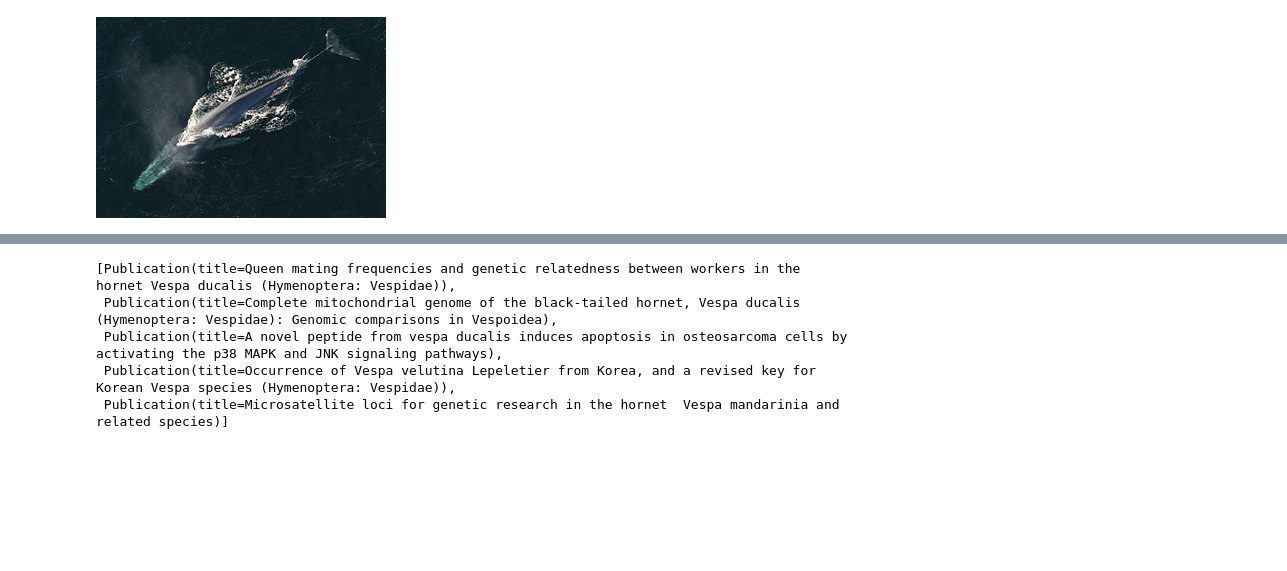
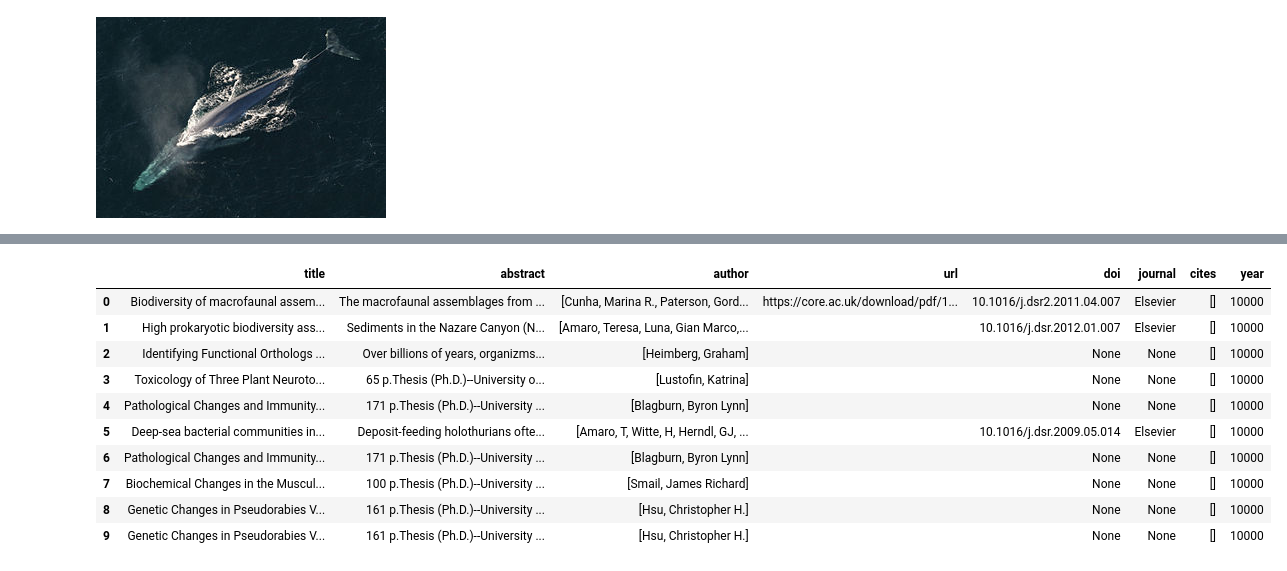
Before and after one commit to dataforgoodfr/batch8_ceebios, a Jupyter notebook: notebooks/20201010 - Pokedex python library.ipynb, the cells around one changed output, grey strips where cells are left out. Saved outputs shown, nothing was run; the diff lists cells and outputs as text; code cells hidden in the pictures; blank space fills up the shorter version.

```diff
--- a/notebooks/20201010 - Pokedex python library.ipynb
+++ b/notebooks/20201010 - Pokedex python library.ipynb
@@ -56,2 +143,3 @@ pd.DataFrame([x.to_dict() for x in pubs])
 # %%
-whales = gbif.search("red panda")
+whales = gbif.search("blue whale")
+whales
@@ -77,0 +166,3 @@ whale = whales[0]
+# %%
+blue_whale = whales[1]
+blue_whale
@@ -106,8 +180,14 @@ x = sch.search("vespa ducalis",n = 5)
-# %%
-x
-# %% [output]
-[Publication(title=Queen mating frequencies and genetic relatedness between workers in the hornet Vespa ducalis (Hymenoptera: Vespidae)),
- Publication(title=Complete mitochondrial genome of the black‐tailed hornet, Vespa ducalis (Hymenoptera: Vespidae): Genomic comparisons in Vespoidea),
- Publication(title=A novel peptide from vespa ducalis induces apoptosis in osteosarcoma cells by activating the p38 MAPK and JNK signaling pathways),
- Publication(title=Occurrence of Vespa velutina Lepeletier from Korea, and a revised key for Korean Vespa species (Hymenoptera: Vespidae)),
- Publication(title=Microsatellite loci for genetic research in the hornet  Vespa mandarinia and related species)]
+# %%
+blue_whale.search_publications(n = 10,source = "coreac")
+# %% [output]
+|  | title | abstract | author | url | doi | journal | cites | year |
+| 0 | Biodiversity of macrofaunal assem... | The macrofaunal assemblages from ... | [Cunha, Marina R., Paterson, Gord... | https://core.ac.uk/download/pdf/1... | 10.1016/j.dsr2.2011.04.007 | Elsevier | [] | 10000 |
+| 1 | High prokaryotic biodiversity ass... | Sediments in the Nazare Canyon (N... | [Amaro, Teresa, Luna, Gian Marco,... |  | 10.1016/j.dsr.2012.01.007 | Elsevier | [] | 10000 |
+| 2 | Identifying Functional Orthologs ... | Over billions of years, organizms... | [Heimberg, Graham] |  | None | None | [] | 10000 |
+| 3 | Toxicology of Three Plant Neuroto... | 65 p.Thesis (Ph.D.)--University o... | [Lustofin, Katrina] |  | None | None | [] | 10000 |
+| 4 | Pathological Changes and Immunity... | 171 p.Thesis (Ph.D.)--University ... | [Blagburn, Byron Lynn] |  | None | None | [] | 10000 |
+| 5 | Deep-sea bacterial communities in... | Deposit-feeding holothurians ofte... | [Amaro, T, Witte, H, Herndl, GJ, ... |  | 10.1016/j.dsr.2009.05.014 | Elsevier | [] | 10000 |
+| 6 | Pathological Changes and Immunity... | 171 p.Thesis (Ph.D.)--University ... | [Blagburn, Byron Lynn] |  | None | None | [] | 10000 |
+| 7 | Biochemical Changes in the Muscul... | 100 p.Thesis (Ph.D.)--University ... | [Smail, James Richard] |  | None | None | [] | 10000 |
+| 8 | Genetic Changes in Pseudorabies V... | 161 p.Thesis (Ph.D.)--University ... | [Hsu, Christopher H.] |  | None | None | [] | 10000 |
+| 9 | Genetic Changes in Pseudorabies V... | 161 p.Thesis (Ph.D.)--University ... | [Hsu, Christopher H.] |  | None | None | [] | 10000 |
```
Also changed, not shown: parts of 41 cells of this notebook, 3 other files.
